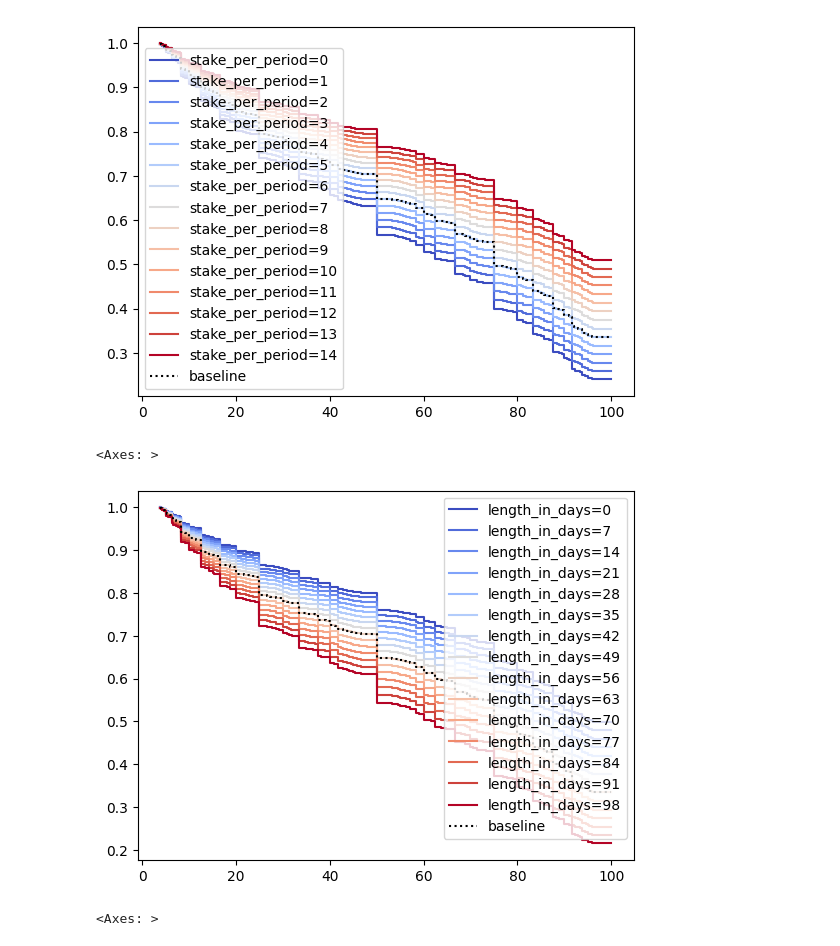
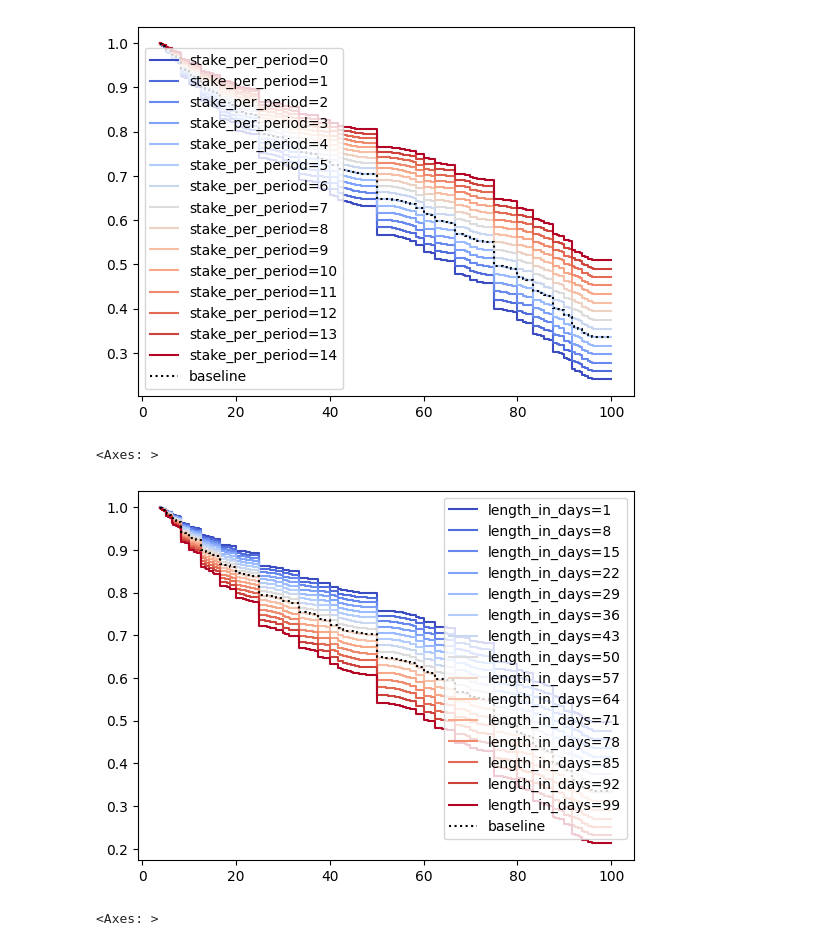
Before and after one commit to Hitkul/Put-Your-Money-Where-Your-Mouth-Is, a Jupyter notebook: analysis/Survival Analysis.ipynb, the cells around one changed output. Saved outputs shown, nothing was run; the diff lists cells and outputs as text; code cells hidden in the pictures.

```diff
--- a/analysis/Survival Analysis.ipynb
+++ b/analysis/Survival Analysis.ipynb
@@ -381,10 +382,10 @@ cph.plot_partial_effects_on_outcome(covariates='stake_per_period', values=[i for
 <Axes: >
 [figure]
 # %%
-cph.plot_partial_effects_on_outcome(covariates='length_in_days', values=[i for i in range(0,100,7)], cmap='coolwarm')
+cph.plot_partial_effects_on_outcome(covariates='length_in_days', values=[i for i in range(1,100,7)], cmap='coolwarm')
 # %% [output]
 <Axes: >
-[figure, old version]
+[figure, new version]
 # %%
 cph.plot_partial_effects_on_outcome(covariates='no_of_supporters', values=[i for i in range(0,10,1)], cmap='coolwarm')
 # %% [output]
```
Also changed, not shown: parts of 5 cells of this notebook, 2 other files.
